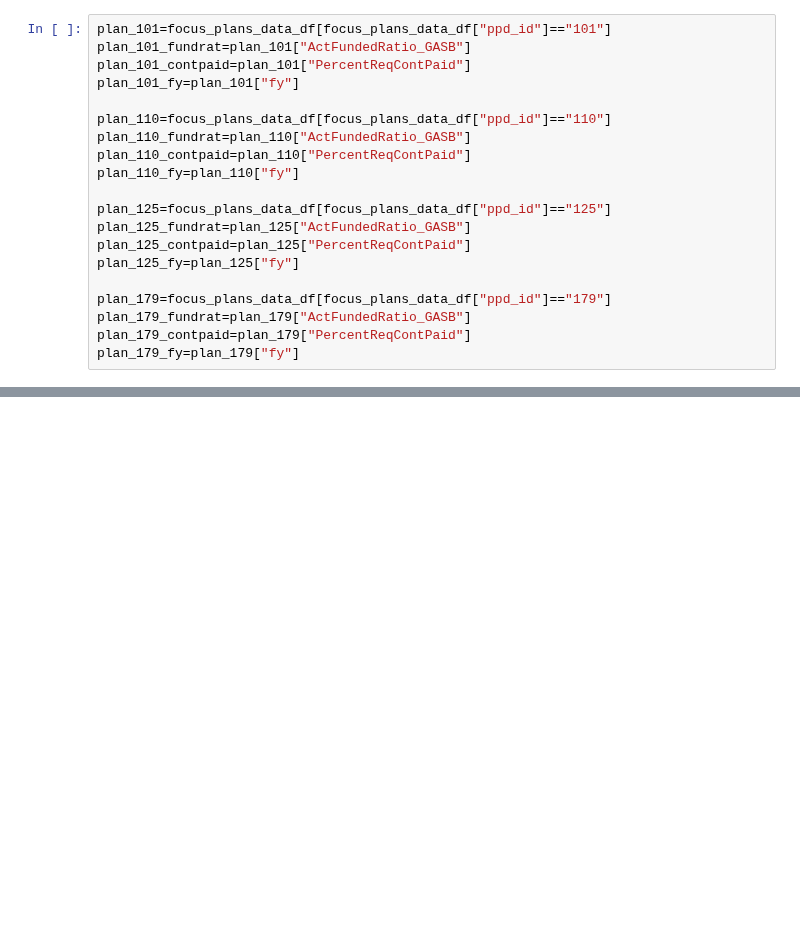
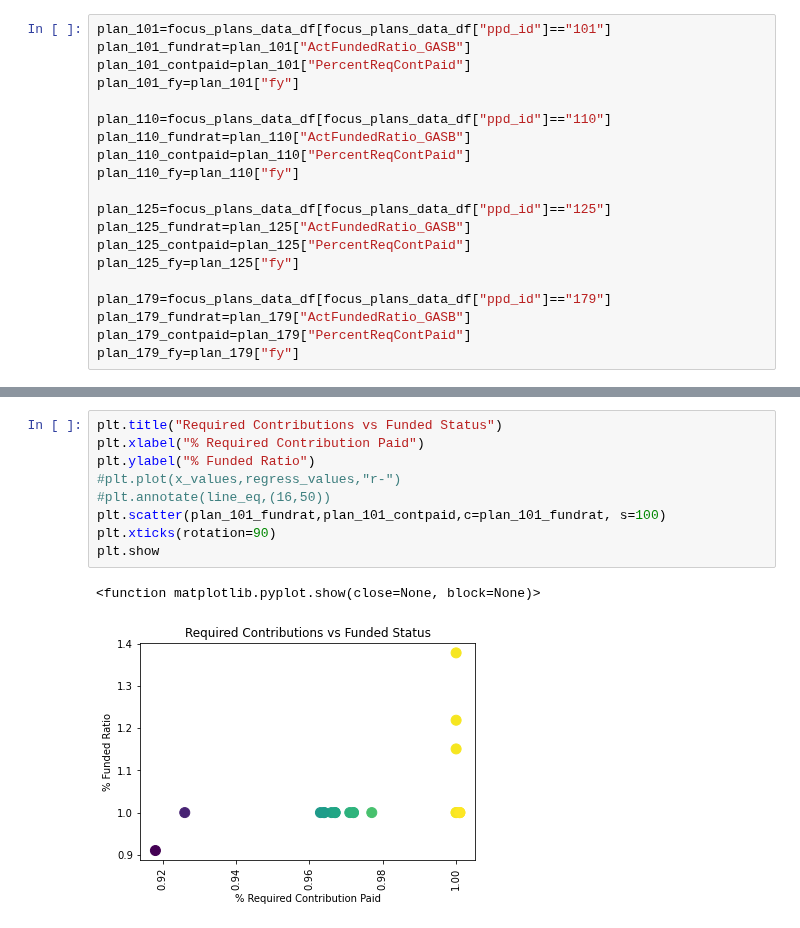
Before and after one commit to DeltaDeutsch/PPD-Group-Project, a Jupyter notebook: PPD Group Funding Cont.ipynb, the cells around one changed output, grey strips where cells are left out. Cells and saved outputs as stored; diff of their text form; blank space fills up the shorter version.

```diff
--- a/PPD Group Funding Cont.ipynb
+++ b/PPD Group Funding Cont.ipynb
@@ -98,0 +99,12 @@ plt.show
+# %%
+plt.title("Required Contributions vs Funded Status")
+plt.xlabel("% Required Contribution Paid")
+plt.ylabel("% Funded Ratio")
+#plt.plot(x_values,regress_values,"r-")
+#plt.annotate(line_eq,(16,50))
+plt.scatter(plan_101_fundrat,plan_101_contpaid,c=plan_101_fundrat, s=100)
+plt.xticks(rotation=90)
+plt.show
+# %% [output]
+<function matplotlib.pyplot.show(close=None, block=None)>
+[figure, added]
```
Also changed, not shown: parts of 1 cell of this notebook.
